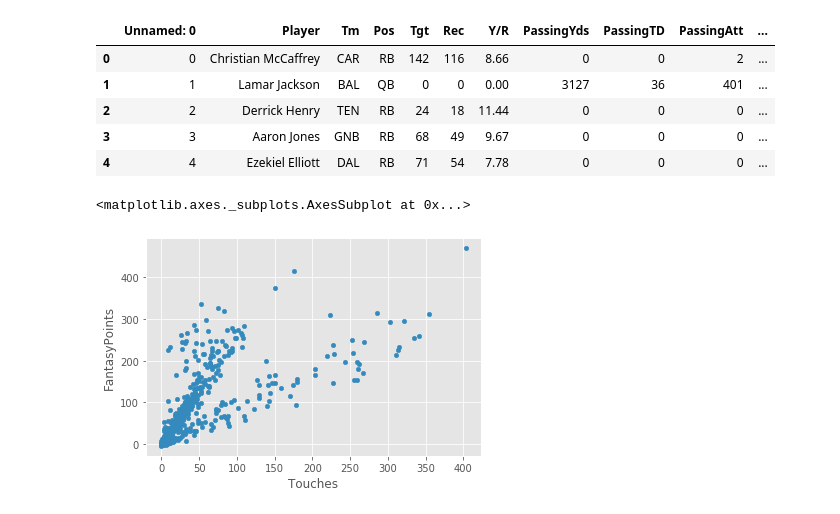
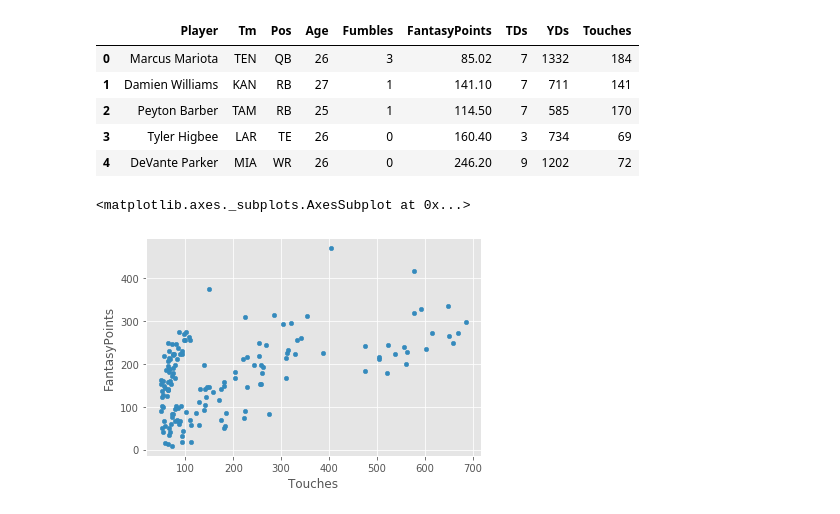
Before and after one commit to ADP51/BIDA_Final_Assignment, a Jupyter notebook: fantasy_analysis.ipynb, the cells around one changed output. Cells and saved outputs as stored; diff of their text form; code cells hidden in the pictures.

```diff
--- a/fantasy_analysis.ipynb
+++ b/fantasy_analysis.ipynb
@@ -5,22 +5,22 @@ from sklearn import linear_model
 from sklearn.metrics import mean_squared_error, r2_score
 
 df_yearly = pd.read_csv("./data_v2/yearly/2019.csv")
-#drop unwanted/duplicate columns
-df_yearly = df_yearly.drop(columns=['G', 'GS', 'Age', 'Yds', 'Yds.1', 'Yds.2', 'Int', 'Att', 'Att.1', 'Fumbles', 'FumblesLost', 'Cmp'])
-#combine rushing attempts and passing attempts
-df_yearly['Touches'] = df_yearly['Rec'] + df_yearly['RushingAtt']
-df_yearly.head()
+df_test = pd.read_csv("./2019_test.csv")
+df_train = pd.read_csv("./2019_train.csv")
+df_train = df_train.drop(columns=['Unnamed: 0'])
+df_test = df_test.drop(columns=['Unnamed: 0'])
+df_train.head()
 # %% [output]
-|  | Unnamed: 0 | Player | Tm | Pos | Tgt | Rec | Y/R | PassingYds | PassingTD | PassingAtt | ... |
-| 0 | 0 | Christian McCaffrey | CAR | RB | 142 | 116 | 8.66 | 0 | 0 | 2 | ... |
-| 1 | 1 | Lamar Jackson | BAL | QB | 0 | 0 | 0.00 | 3127 | 36 | 401 | ... |
-| 2 | 2 | Derrick Henry | TEN | RB | 24 | 18 | 11.44 | 0 | 0 | 0 | ... |
-| 3 | 3 | Aaron Jones | GNB | RB | 68 | 49 | 9.67 | 0 | 0 | 0 | ... |
-| 4 | 4 | Ezekiel Elliott | DAL | RB | 71 | 54 | 7.78 | 0 | 0 | 0 | ... |
+|  | Player | Tm | Pos | Age | Fumbles | FantasyPoints | TDs | YDs | Touches |
+| 0 | Marcus Mariota | TEN | QB | 26 | 3 | 85.02 | 7 | 1332 | 184 |
+| 1 | Damien Williams | KAN | RB | 27 | 1 | 141.10 | 7 | 711 | 141 |
+| 2 | Peyton Barber | TAM | RB | 25 | 1 | 114.50 | 7 | 585 | 170 |
+| 3 | Tyler Higbee | LAR | TE | 26 | 0 | 160.40 | 3 | 734 | 69 |
+| 4 | DeVante Parker | MIA | WR | 26 | 0 | 246.20 | 9 | 1202 | 72 |
 # %%
 # plot to see the correlation between the number of times a plyaer touches the ball to the amount of FP
 plt.style.use('ggplot')
-df_yearly.plot(x='Touches', y='FantasyPoints', kind='scatter')
+df_train.plot(x='Touches', y='FantasyPoints', kind='scatter')
 # %% [output]
 <matplotlib.axes._subplots.AxesSubplot at 0x...>
-[figure, old version]
+[figure, new version]
```
Also changed, not shown: parts of 15 cells of this notebook, 3 other files.
